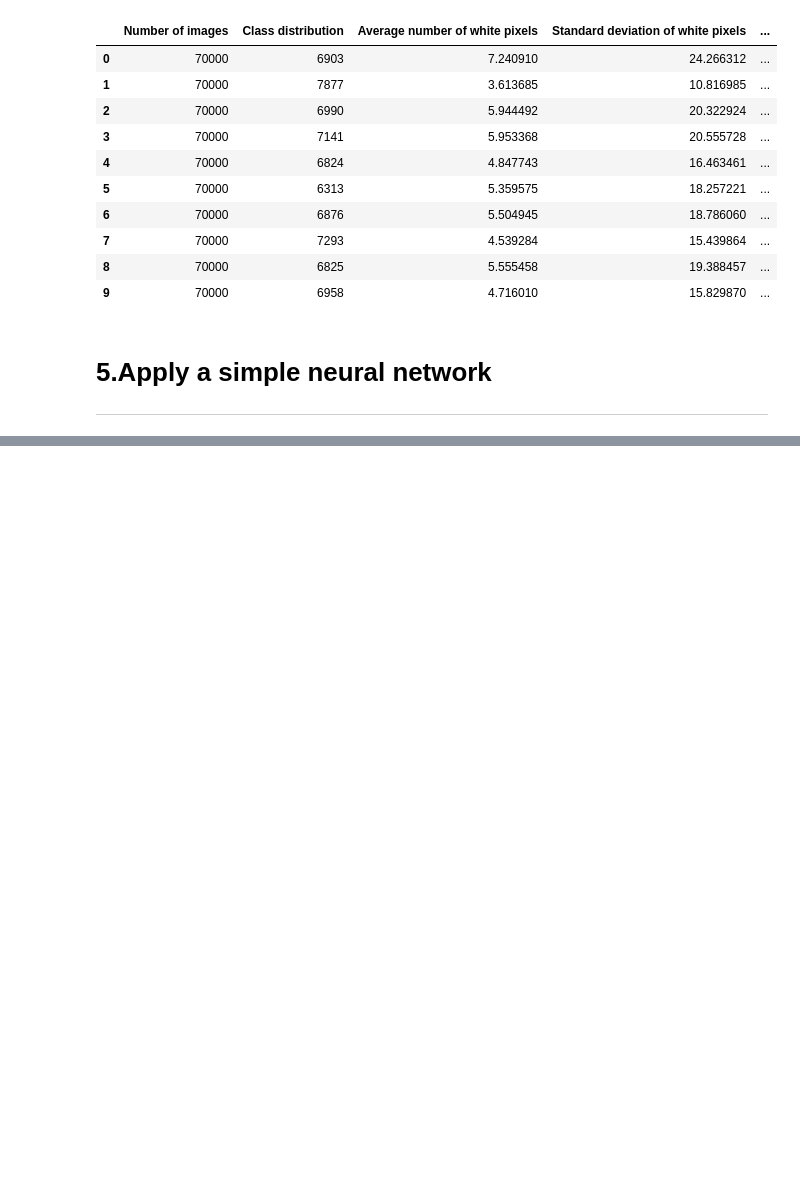
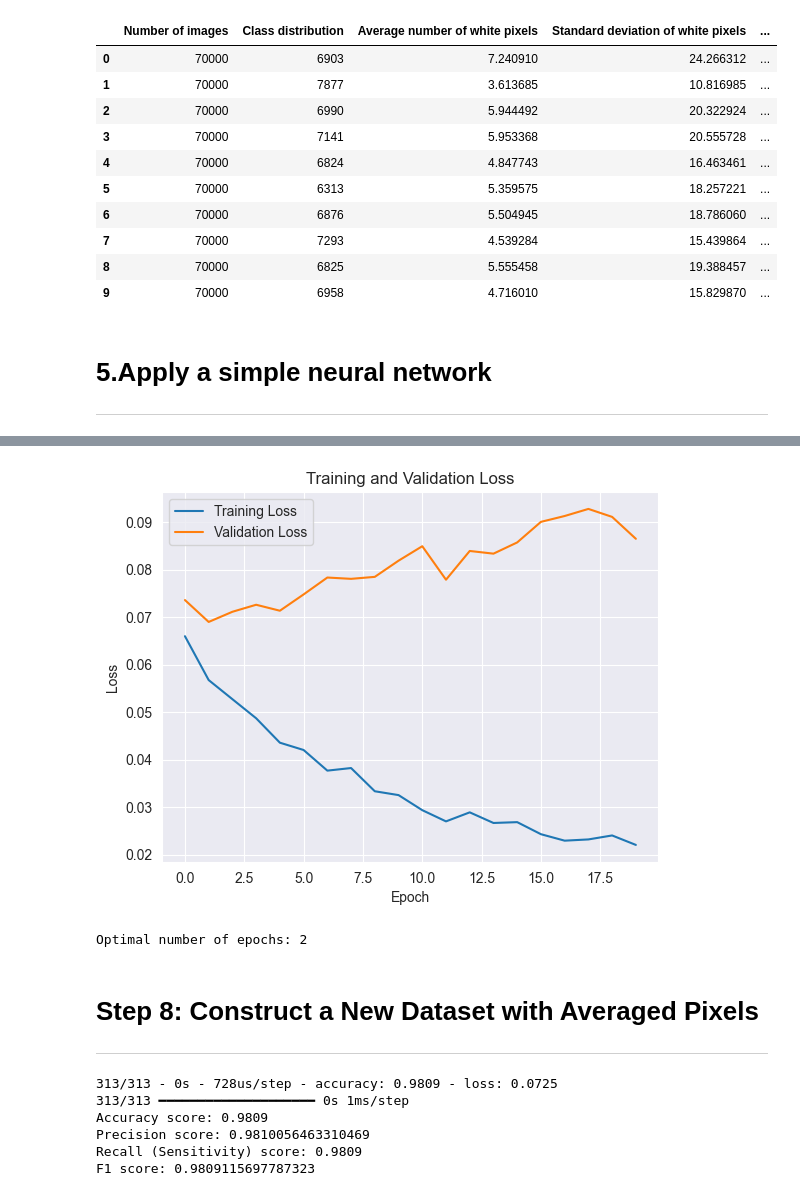
Before and after one commit to BarackSamuni/Data_Science2-Homework1, a Jupyter notebook: Homework1_solution.ipynb, the cells around one changed output, grey strips where cells are left out. Cells and saved outputs as stored; diff of their text form; code cells hidden in the pictures; blank space fills up the shorter version.

```diff
--- a/Homework1_solution.ipynb
+++ b/Homework1_solution.ipynb
@@ -116,0 +216,23 @@ KeyboardInterrupt:
+# %%
+
+# Train the model and record history
+history = model.fit(x_train, y_train, epochs=20, validation_data=(x_test, y_test), verbose=0)
+
+# Plot training loss
+plt.plot(history.history['loss'], label='Training Loss')
+plt.plot(history.history['val_loss'], label='Validation Loss')
+plt.xlabel('Epoch')
+plt.ylabel('Loss')
+plt.title('Training and Validation Loss')
+plt.legend()
+plt.show()
+
+# Find the epoch with the minimum validation loss
+min_val_loss_epoch = np.argmin(history.history['val_loss']) + 1
+print(f"Optimal number of epochs: {min_val_loss_epoch}")
+# %% [output]
+[figure, added]
+Optimal number of epochs: 2
+# %% [markdown]
+# **Step 8: Construct a New Dataset with Averaged Pixels**
+***
@@ -116,0 +245,42 @@ KeyboardInterrupt:
+# %%
+# Build the neural network model
+AVG_model = Sequential([
+    Input(shape=(28, 28)),  # Input layer specifying the shape of input data
+    Flatten(),  # Flatten the 28x28 images to a 1D array
+    Dense(128, activation='relu'),  # Fully connected layer with 128 units and ReLU activation
+    Dropout(0.2),  # Dropout layer to prevent overfitting
+    Dense(10)  # Output layer with 10 units (one for each digit class)
+])
+
+# Compile the model with the desired metrics
+AVG_model.compile(optimizer='adam',
+              loss=tf.keras.losses.SparseCategoricalCrossentropy(from_logits=True),
+              metrics=['accuracy'])
+
+# Train the model
+AVG_history = AVG_model.fit(X_train_avg, y_train, epochs=20, validation_data=(X_test_avg, y_test), verbose=0)
+results = AVG_model.evaluate(X_test_avg, y_test, verbose=2)
+
+#classification
+y_pred = tf.argmax(AVG_model.predict(X_test_avg), axis=1)
+
+# Evaluate the model on test data
+
+accuracy = accuracy_score(y_test, y_pred)
+precision = precision_score(y_test, y_pred, average='weighted')
+recall = recall_score(y_test, y_pred, average='weighted')
+f1 = f1_score(y_test, y_pred, average='weighted')
+
+# Calculate Precision, Recall, and F1 Score manually
+
+print("Accuracy score:", accuracy)
+print("Precision score:", precision)
+print("Recall (Sensitivity) score:", recall)
+print("F1 score:", f1)
+# %% [output]
+313/313 - 0s - 728us/step - accuracy: 0.9809 - loss: 0.0725
+313/313 ━━━━━━━━━━━━━━━━━━━━ 0s 1ms/step
+Accuracy score: 0.9809
+Precision score: 0.9810056463310469
+Recall (Sensitivity) score: 0.9809
+F1 score: 0.9809115697787323
```
Also changed, not shown: parts of 24 cells of this notebook, 2 other files.
